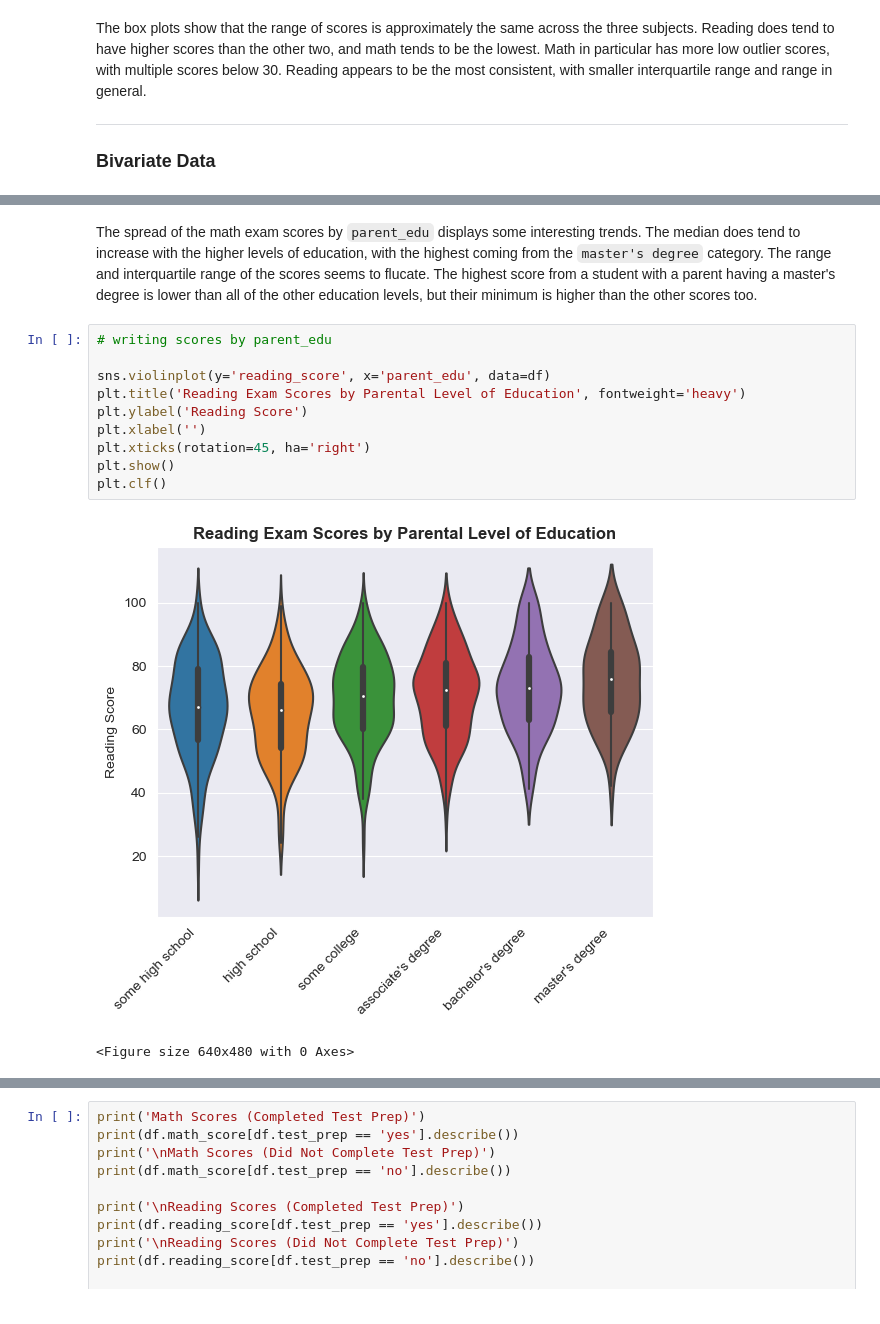
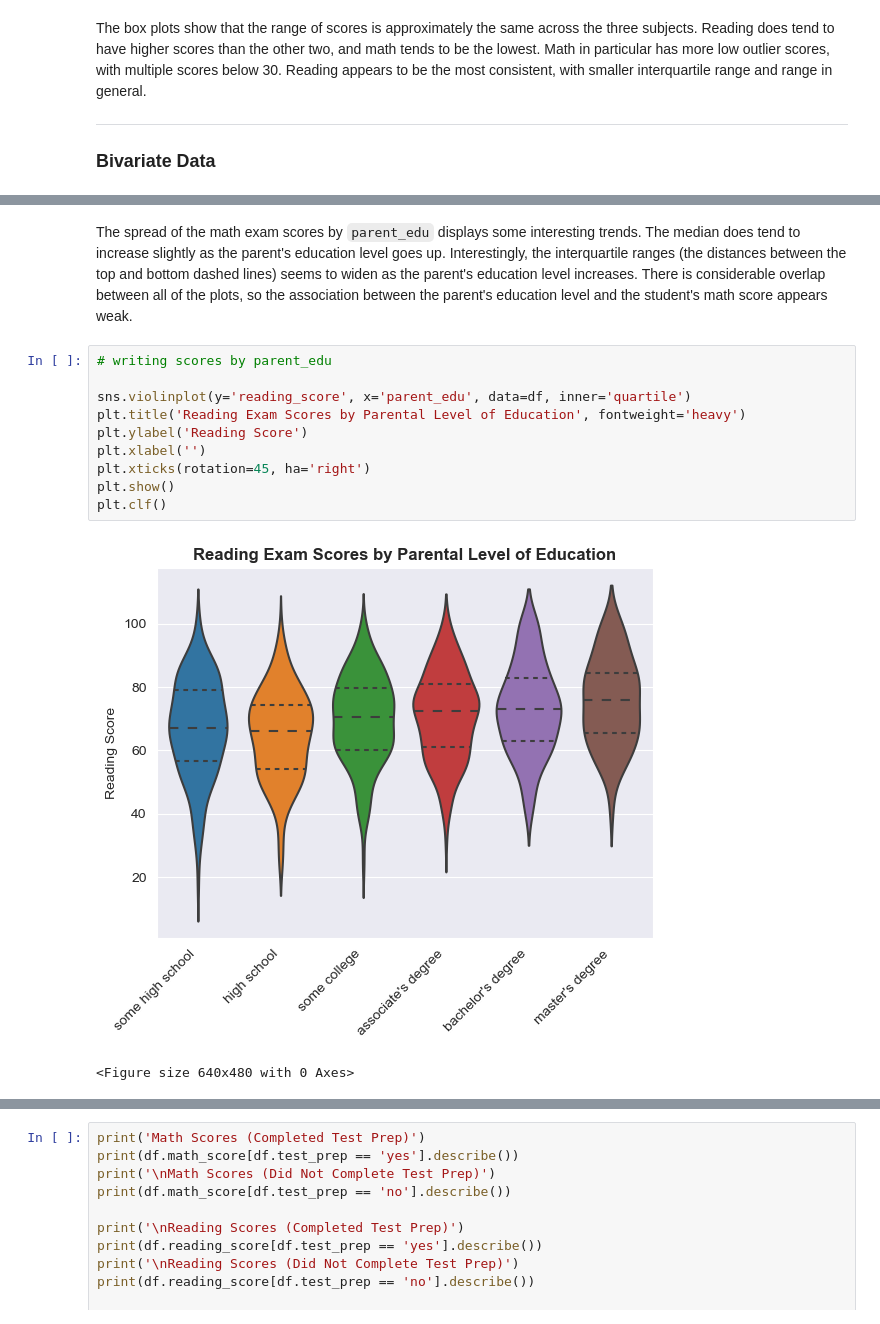
Before and after one commit to ajgafford/Student-Exam-Performance, a Jupyter notebook: Student-Exam-Performance-Analysis.ipynb, the cells around one changed output, grey strips where cells are left out. Cells and saved outputs as stored; diff of their text form.

```diff
--- a/Student-Exam-Performance-Analysis.ipynb
+++ b/Student-Exam-Performance-Analysis.ipynb
@@ -466,18 +466,18 @@ plt.clf()
 <Figure size 640x480 with 0 Axes>
 # %% [markdown]
-The spread of the math exam scores by `parent_edu` displays some interesting trends. The median does tend to increase with the higher levels of education, with the highest coming from the `master's degree` category. The range and interquartile range of the scores seems to flucate. The highest score from a student with a parent having a master's degree is lower than all of the other education levels, but their minimum is higher than the other scores too.
+The spread of the math exam scores by `parent_edu` displays some interesting trends. The median does tend to increase slightly as the parent's education level goes up. Interestingly, the interquartile ranges (the distances between the top and bottom dashed lines) seems to widen as the parent's education level increases. There is considerable overlap between all of the plots, so the association between the parent's education level and the student's math score appears weak.
 # %%
 # writing scores by parent_edu
 
-sns.violinplot(y='reading_score', x='parent_edu', data=df)
+sns.violinplot(y='reading_score', x='parent_edu', data=df, inner='quartile')
 plt.title('Reading Exam Scores by Parental Level of Education', fontweight='heavy')
 plt.ylabel('Reading Score')
 plt.xlabel('')
 plt.xticks(rotation=45, ha='right')
 plt.show()
 plt.clf()
 # %% [output]
-[figure, old version]
+[figure, new version]
 <Figure size 640x480 with 0 Axes>
 # %%
 # writing scores by parent_edu
```
Also changed, not shown: parts of 12 cells of this notebook.
